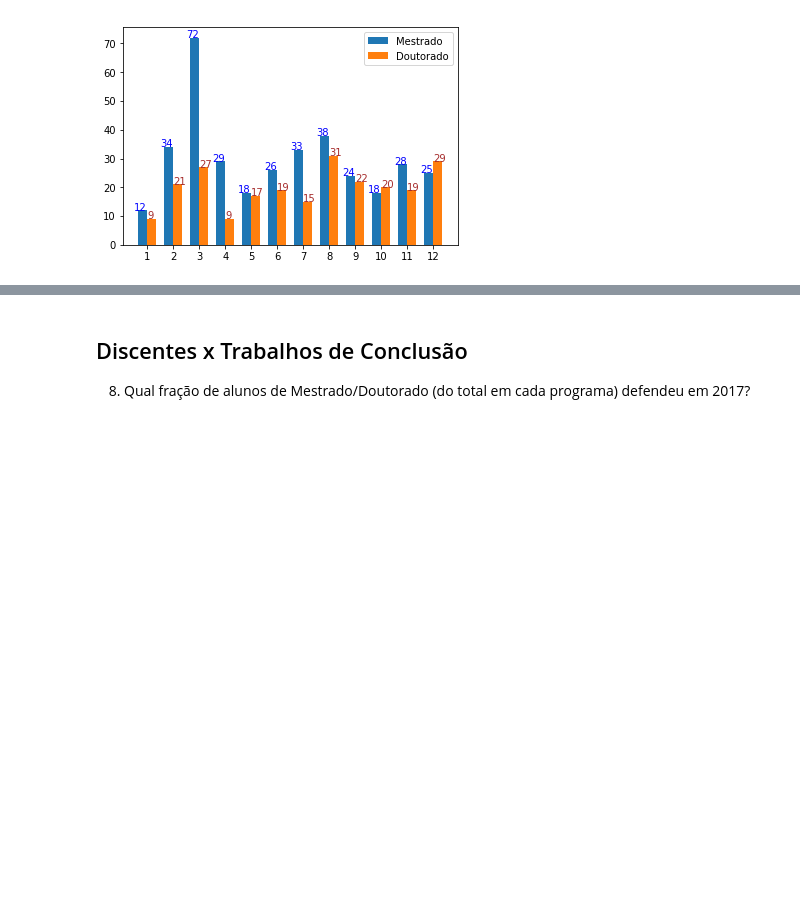
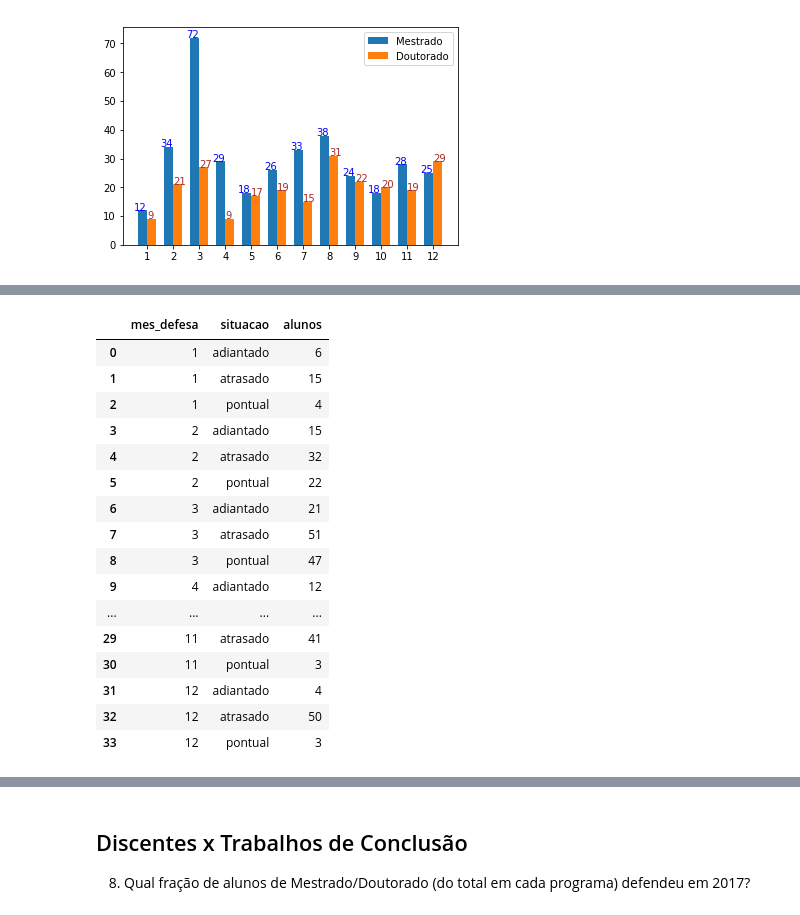
Before and after one commit to Pedalves/DataScience, a Jupyter notebook: CAPES/T1.1 Enunciado - Analise descritiva de dados de PG.ipynb, the cells around one changed output, grey strips where cells are left out. Cells and saved outputs as stored; diff of their text form; code cells hidden in the pictures; blank space fills up the shorter version.

```diff
--- a/CAPES/T1.1 Enunciado - Analise descritiva de dados de PG.ipynb
+++ b/CAPES/T1.1 Enunciado - Analise descritiva de dados de PG.ipynb
@@ -879,0 +919,20 @@ plt.show()
+# %%
+# Categorias de defesa
+# adiantado: < 23 meses ( 700 dias )
+# pontual: > 23 meses e < 26 meses
+# atrasado: > 26 meses ( 760 dias )
+
+def applyCategoriaDefesa( row ):
+    tempo = row['tempo_para_defesa']
+
+    if tempo < pd.Timedelta('700 days'):
+        return 'adiantado'
+
+    if tempo < pd.Timedelta('790 days'):
+        return 'pontual'
+
+    return 'atrasado'
+
+trabalhos_categ_autor_df['situacao'] = trabalhos_categ_autor_df.apply( applyCategoriaDefesa , axis = 1 )
+
+trabalhos_categ_autor_df.situacao.value_counts()
@@ -879,0 +944,3 @@ plt.show()
+# %%
+# Adicionando mes de defesa
+trabalhos_categ_autor_df['mes_defesa'] = trabalhos_categ_autor_df["data_defesa"].dt.month
@@ -879,0 +956,24 @@ plt.show()
+# %%
+# Prepara dataset para plotagem
+trabalhos_categ_autor_group_df = trabalhos_categ_autor_df[['situacao','mes_defesa','nome']]
+trabalhos_categ_autor_group_df = trabalhos_categ_autor_group_df.groupby( ['mes_defesa','situacao'] ).count().reset_index()
+trabalhos_categ_autor_group_df.columns = ['mes_defesa','situacao','alunos']
+trabalhos_categ_autor_group_df
+# %% [output]
+|  | mes_defesa | situacao | alunos |
+| 0 | 1 | adiantado | 6 |
+| 1 | 1 | atrasado | 15 |
+| 2 | 1 | pontual | 4 |
+| 3 | 2 | adiantado | 15 |
+| 4 | 2 | atrasado | 32 |
+| 5 | 2 | pontual | 22 |
+| 6 | 3 | adiantado | 21 |
+| 7 | 3 | atrasado | 51 |
+| 8 | 3 | pontual | 47 |
+| 9 | 4 | adiantado | 12 |
+| ... | ... | ... | ... |
+| 29 | 11 | atrasado | 41 |
+| 30 | 11 | pontual | 3 |
+| 31 | 12 | adiantado | 4 |
+| 32 | 12 | atrasado | 50 |
+| 33 | 12 | pontual | 3 |
```
Also changed, not shown: parts of 9 cells of this notebook.
